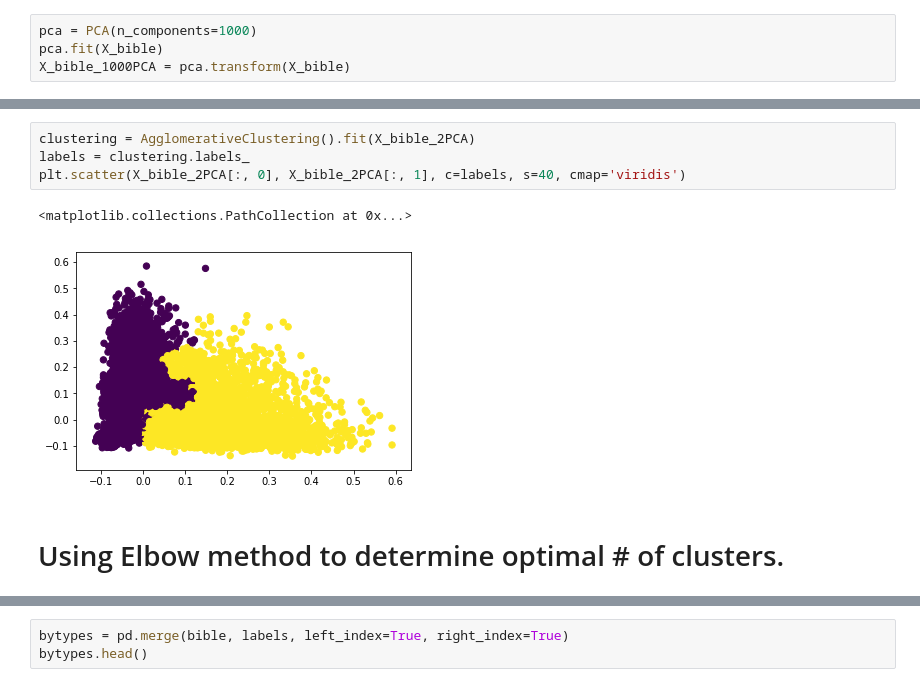
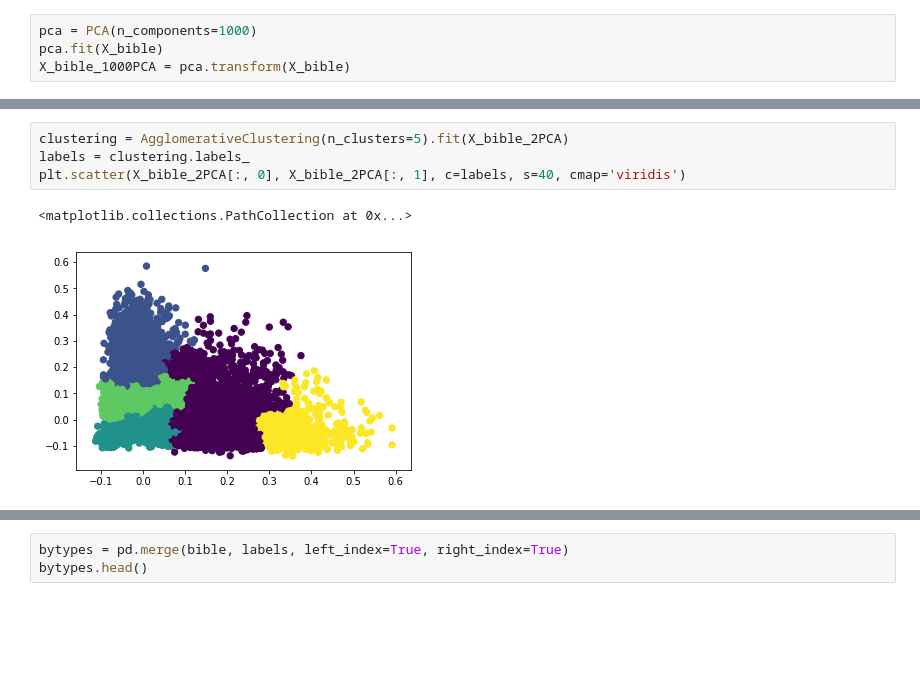
Before and after one commit to Gavin-Whitesitt/Project-2, a Jupyter notebook: Problem #3 Bible.ipynb, the cells around one changed output, grey strips where cells are left out. Saved outputs shown, nothing was run; the diff lists cells and outputs as text; blank space fills up the shorter version.

```diff
--- a/Problem #3 Bible.ipynb
+++ b/Problem #3 Bible.ipynb
@@ -192,9 +253,7 @@ plt.xlabel('n_components');
 # %%
-clustering = AgglomerativeClustering().fit(X_bible_2PCA)
+clustering = AgglomerativeClustering(n_clusters=5).fit(X_bible_2PCA)
 labels = clustering.labels_
 plt.scatter(X_bible_2PCA[:, 0], X_bible_2PCA[:, 1], c=labels, s=40, cmap='viridis')
 # %% [output]
 <matplotlib.collections.PathCollection at 0x...>
-[figure, old version]
+[figure, new version]
-# %% [markdown]
-# Using Elbow method to determine optimal # of clusters.
```
Also changed, not shown: parts of 78 cells of this notebook, 2 other files.
